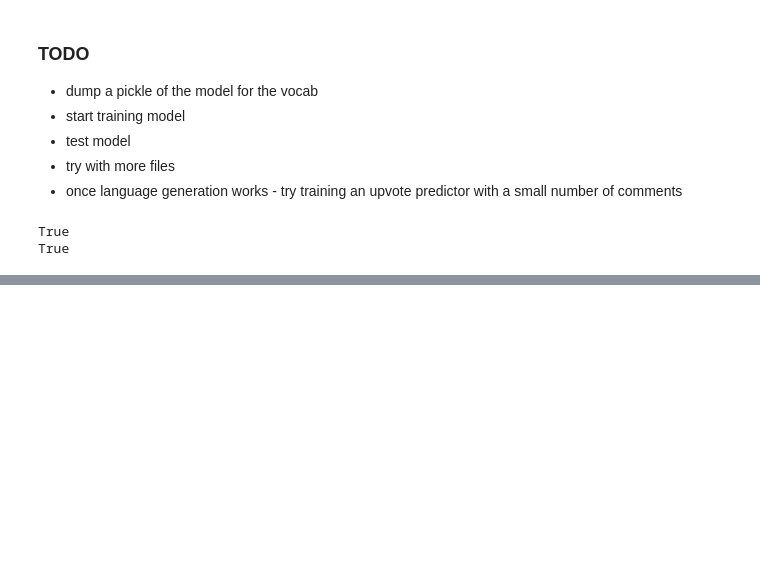
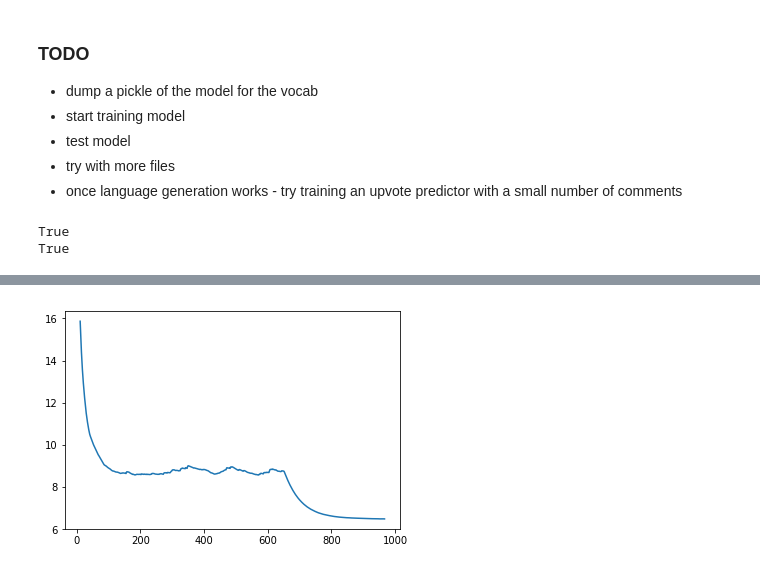
Before and after one commit to MattSegal/fastai-notes, a Jupyter notebook: notebooks/reddit-comments.ipynb, the cells around one changed output, grey strips where cells are left out. Saved outputs shown, nothing was run; the diff lists cells and outputs as text; code cells hidden in the pictures; blank space fills up the shorter version.

```diff
--- a/notebooks/reddit-comments.ipynb
+++ b/notebooks/reddit-comments.ipynb
@@ -208,0 +254,5 @@ learner.sched.plot()
+# %%
+learner.fit(
+    learning_rate,
+    n_cycle=3,
+)
@@ -208,0 +266,4 @@ learner.sched.plot()
+# %%
+learner.sched.plot_loss()
+# %% [output]
+[figure, added]
```
Also changed, not shown: parts of 27 cells of this notebook, 1 other file.
